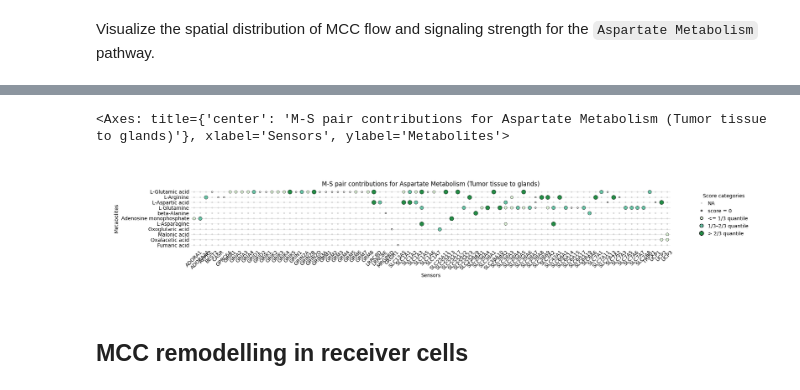
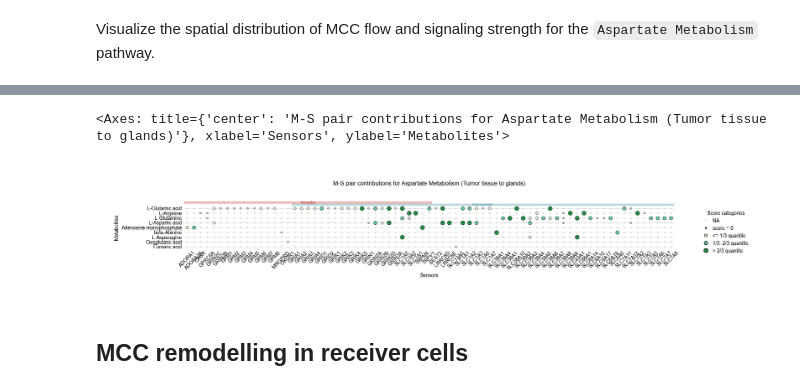
Before and after one commit to SonghaoLuo/MetaChat, a Jupyter notebook: docs/real_data/2_human_gastric_cancer/2.2_human_gastric_cancer_downstream.ipynb, the cells around one changed output, grey strips where cells are left out. Drawn from its saved outputs; the diff is of its cells as text; code cells hidden in the pictures.

```diff
--- a/docs/real_data/2_human_gastric_cancer/2.2_human_gastric_cancer_downstream.ipynb
+++ b/docs/real_data/2_human_gastric_cancer/2.2_human_gastric_cancer_downstream.ipynb
@@ -253,16 +319,20 @@ ax[2].set_box_aspect(1)
 # %%
 pathway_name = "Aspartate Metabolism"
 mc.pl.plot_metapathway_pair_contribution_bubbleplot(
     pathway_pair_contributions = metapathway_pair_contributions,
     pathway_name = pathway_name,
+    # Order the sensor axis by signaling mechanism (receptor / nuclear receptor /
+    # dually annotated / transporter) and label each block, so receptor- and
+    # transporter-mediated contributions can be read off separately.
+    group_sensor_by_type = True,
     cmap = "green",
     smallest_size = 10,
     figsize=(18, 3),
     plot_title = f"M-S pair contributions for {pathway_name} (Tumor tissue to glands)"
 )
 # %% [output]
 <Axes: title={'center': 'M-S pair contributions for Aspartate Metabolism (Tumor tissue to glands)'}, xlabel='Sensors', ylabel='Metabolites'>
-[figure, old version]
+[figure, new version]
 # %% [markdown]
 ## MCC remodelling in receiver cells
 # %% [markdown]
```
Also changed, not shown: parts of 19 cells of this notebook, 19 other files.
